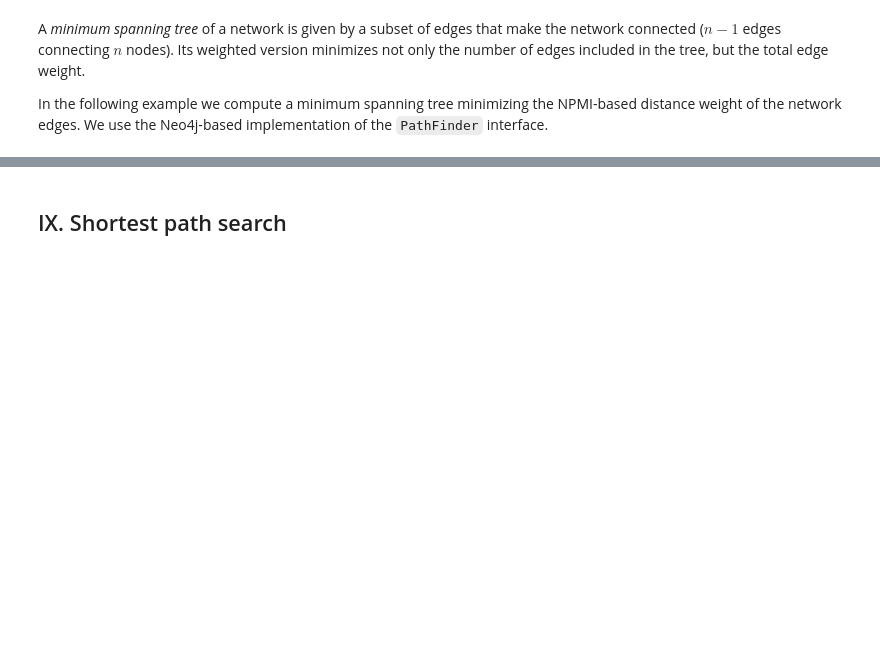
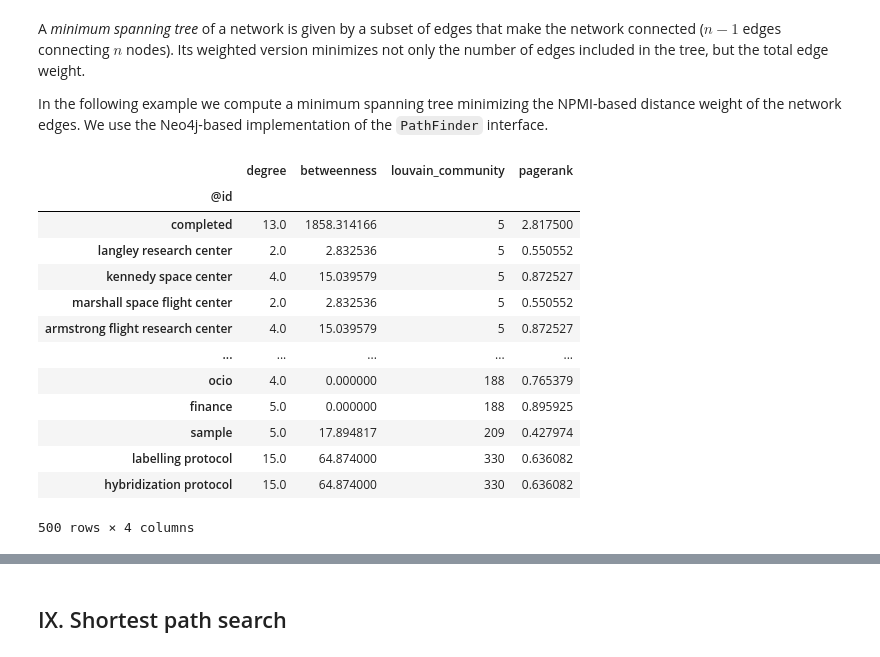
Before and after one commit to BlueBrain/BlueGraph, a Jupyter notebook: examples/notebooks/NASA keywords (PGFrames + Neo4j analytics tutorial).ipynb, the cells around one changed output, grey strips where cells are left out. Cells and saved outputs as stored; diff of their text form; code cells hidden in the pictures; blank space fills up the shorter version.

```diff
--- a/examples/notebooks/NASA keywords (PGFrames + Neo4j analytics tutorial).ipynb
+++ b/examples/notebooks/NASA keywords (PGFrames + Neo4j analytics tutorial).ipynb
@@ -432,6 +430,23 @@ tree_pgframe = networkx_to_pgframe(
     tree,
     node_prop_types=new_graph._node_prop_types,
     edge_prop_types=new_graph._edge_prop_types)
+# %%
+tree_pgframe._nodes
+# %% [output]
+|  | degree | betweenness | louvain_community | pagerank |
+| @id |  |  |  |  |
+| completed | 13.0 | 1858.314166 | 5 | 2.817500 |
+| langley research center | 2.0 | 2.832536 | 5 | 0.550552 |
+| kennedy space center | 4.0 | 15.039579 | 5 | 0.872527 |
+| marshall space flight center | 2.0 | 2.832536 | 5 | 0.550552 |
+| armstrong flight research center | 4.0 | 15.039579 | 5 | 0.872527 |
+| ... | ... | ... | ... | ... |
+| ocio | 4.0 | 0.000000 | 188 | 0.765379 |
+| finance | 5.0 | 0.000000 | 188 | 0.895925 |
+| sample | 5.0 | 17.894817 | 209 | 0.427974 |
+| labelling protocol | 15.0 | 64.874000 | 330 | 0.636082 |
+| hybridization protocol | 15.0 | 64.874000 | 330 | 0.636082 |
+500 rows × 4 columns
 # %%
 tree_pgframe.export_to_gephi(
     "../data/gephi_nasa_spanning_tree",
```
Also changed, not shown: parts of 7 cells of this notebook, 20 other files.
